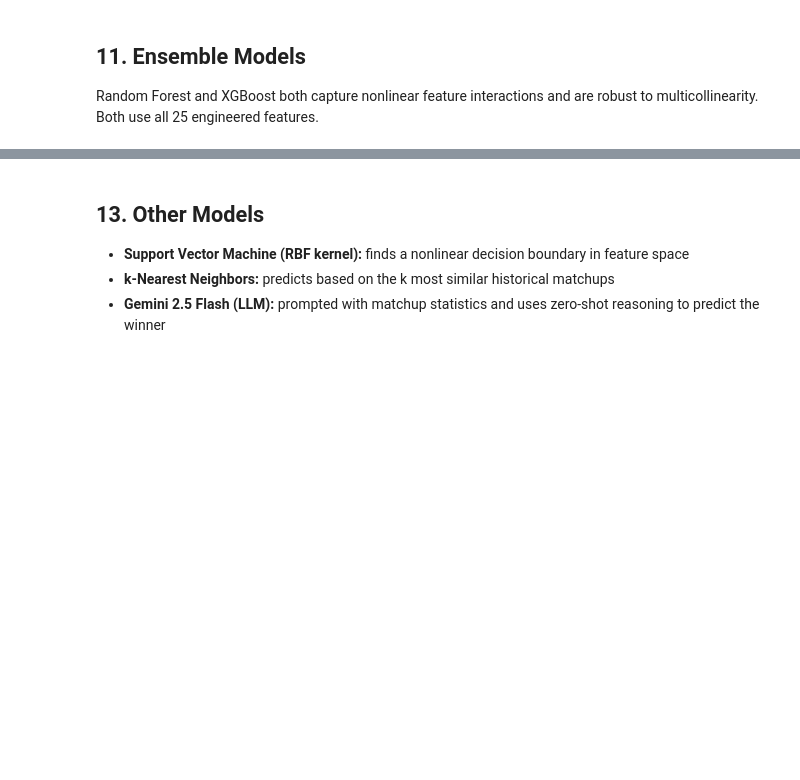
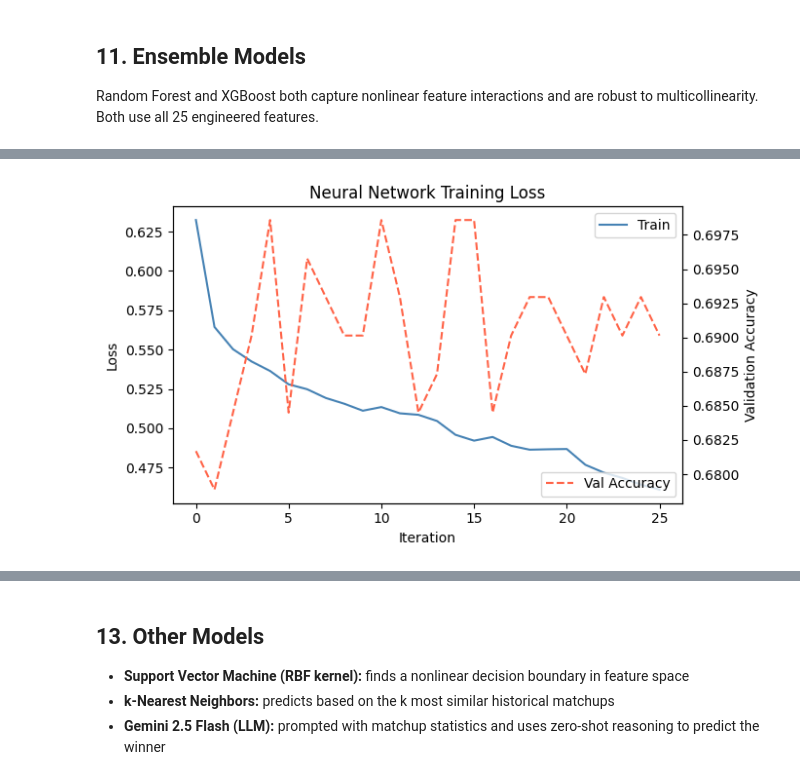
Before and after one commit to st106-ui/DSCI-303-Final-Project-STRV, a Jupyter notebook: march_madness_analysis.ipynb, the cells around one changed output, grey strips where cells are left out. Saved outputs shown, nothing was run; the diff lists cells and outputs as text; code cells hidden in the pictures; blank space fills up the shorter version.

```diff
--- a/march_madness_analysis.ipynb
+++ b/march_madness_analysis.ipynb
@@ -832,0 +793,15 @@ TensorFlow not available — skipping. Install with: pip install tensorflow
+# %%
+nn_model = MLPClassifier(
+    hidden_layer_sizes=(128, 64, 32),
+    activation='relu',
+    solver='adam',
+    learning_rate_init=0.001,
+    max_iter=200,
+    early_stopping=True,
+    validation_fraction=0.15,
+    n_iter_no_change=20,
+    random_state=42,
+    verbose=False
+)
+print('MLP architecture: 128 → 64 → 32 (relu, adam, early stopping)')
+print(f'Input features: {len(ALL_FEATURES)}')
@@ -833,44 +811,31 @@ TensorFlow not available — skipping. Install with: pip install tensorflow
 # %%
-if not TF_AVAILABLE:
-    print('TensorFlow not available — skipping neural network training.')
-else:
-    early_stop = EarlyStopping(monitor='val_loss', patience=20, restore_best_weights=True, verbose=0)
-    reduce_lr = ReduceLROnPlateau(monitor='val_loss', factor=0.5, patience=8, min_lr=1e-5, verbose=0)
+nn_model.fit(X_train_all, y_train)
 
-    history = nn_model.fit(
-        X_train_all, y_train,
-        epochs=200,
-        batch_size=64,
-        validation_split=0.15,
-        callbacks=[early_stop, reduce_lr],
-        verbose=0
-    )
+print(f'Training stopped at iteration {nn_model.n_iter_}')
 
-    print(f'Training stopped at epoch {len(history.history["loss"])}')
+# Training loss curve
+fig, ax = plt.subplots(figsize=(7, 4))
+ax.plot(nn_model.loss_curve_, label='Train', color='steelblue')
+if nn_model.validation_scores_ is not None:
+    ax2 = ax.twinx()
+    ax2.plot(nn_model.validation_scores_, label='Val Accuracy', color='tomato', linestyle='--')
+    ax2.set_ylabel('Validation Accuracy')
+    ax2.legend(loc='lower right')
+ax.set_title('Neural Network Training Loss')
+ax.set_xlabel('Iteration')
+ax.set_ylabel('Loss')
+ax.legend(loc='upper right')
+plt.tight_layout()
+plt.show()
 
-    fig, axes = plt.subplots(1, 2, figsize=(12, 4))
-    axes[0].plot(history.history['loss'], label='Train', color='steelblue')
-    axes[0].plot(history.history['val_loss'], label='Val',   color='tomato')
-    axes[0].set_title('Loss (Binary Cross-Entropy)')
-    axes[0].set_xlabel('Epoch'); axes[0].legend()
-
-    axes[1].plot(history.history['accuracy'], label='Train', color='steelblue')
-    axes[1].plot(history.history['val_accuracy'], label='Val',   color='tomato')
-    axes[1].set_title('Accuracy')
-    axes[1].set_xlabel('Epoch'); axes[1].legend()
-
-    plt.suptitle('Neural Network Training Curves', fontsize=13)
-    plt.tight_layout()
-    plt.show()
-
-    y_prob_nn = nn_model.predict(X_test_all, verbose=0).ravel()
-    results['Neural Network (MLP)'] = {
-        'log_loss': log_loss(y_test, y_prob_nn),
-        'accuracy': accuracy_score(y_test, (y_prob_nn >= 0.5).astype(int)),
-        'roc_auc':  roc_auc_score(y_test, y_prob_nn),
-        'probs':    y_prob_nn
-    }
-    print(f'Neural Network  Log Loss={results["Neural Network (MLP)"]["log_loss"]:.4f}  '
-          f'Acc={results["Neural Network (MLP)"]["accuracy"]:.4f}  '
-          f'AUC={results["Neural Network (MLP)"]["roc_auc"]:.4f}')
+y_prob_nn = nn_model.predict_proba(X_test_all)[:, 1]
+results['Neural Network (MLP)'] = {
+    'log_loss': log_loss(y_test, y_prob_nn),
+    'accuracy': accuracy_score(y_test, (y_prob_nn >= 0.5).astype(int)),
+    'roc_auc':  roc_auc_score(y_test, y_prob_nn),
+    'probs':    y_prob_nn
+}
+print(f'Neural Network  Log Loss={results["Neural Network (MLP)"]["log_loss"]:.4f}  '
+      f'Acc={results["Neural Network (MLP)"]["accuracy"]:.4f}  '
+      f'AUC={results["Neural Network (MLP)"]["roc_auc"]:.4f}')
 # %% [output]
@@ -877,0 +843 @@ TensorFlow not available — skipping neural network training.
+[figure, added]
```
Also changed, not shown: parts of 24 cells of this notebook.
